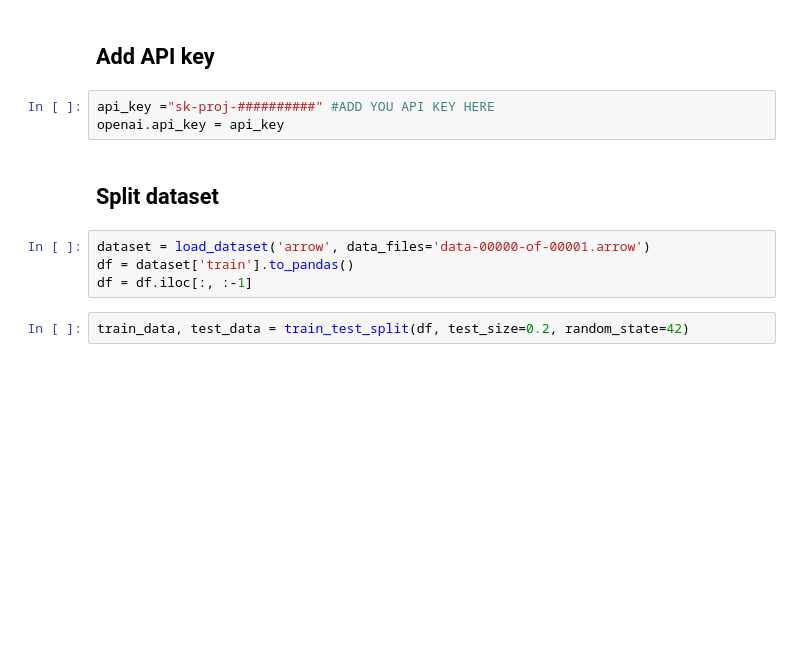
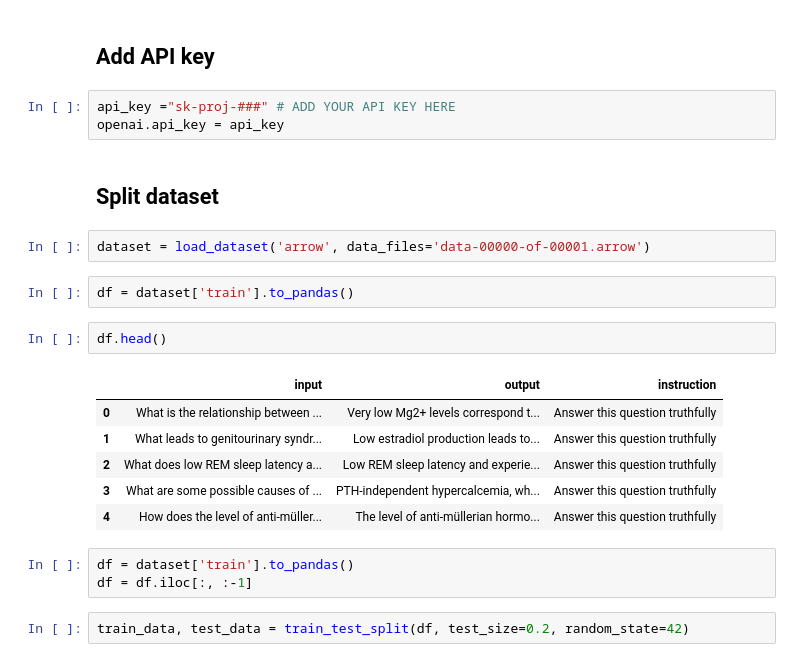
Before and after one commit to Icon1cc/NLP-Polimi-Project, a Jupyter notebook: Practice Models/Felipe/GPT_ftdavinci2_Testing.ipynb, the cells around one changed output. Cells and saved outputs as stored; diff of their text form; blank space fills up the shorter version.

```diff
--- a/Practice Models/Felipe/GPT_ftdavinci2_Testing.ipynb
+++ b/Practice Models/Felipe/GPT_ftdavinci2_Testing.ipynb
@@ -57,14 +57,26 @@ from nltk.translate.bleu_score import sentence_bleu, SmoothingFunction
 # %% [markdown]
 ## Add API key
 # %%
-api_key ="sk-proj-##########" #ADD YOU API KEY HERE
+api_key ="sk-proj-###" # ADD YOUR API KEY HERE
 openai.api_key = api_key
 # %% [markdown]
 ## Split dataset
 # %%
 dataset = load_dataset('arrow', data_files='data-00000-of-00001.arrow')
-df = dataset['train'].to_pandas()
-df = df.iloc[:, :-1]
+# %%
+df = dataset['train'].to_pandas()
+# %%
+df.head()
+# %% [output]
+|  | input | output | instruction |
+| 0 | What is the relationship between ... | Very low Mg2+ levels correspond t... | Answer this question truthfully |
+| 1 | What leads to genitourinary syndr... | Low estradiol production leads to... | Answer this question truthfully |
+| 2 | What does low REM sleep latency a... | Low REM sleep latency and experie... | Answer this question truthfully |
+| 3 | What are some possible causes of ... | PTH-independent hypercalcemia, wh... | Answer this question truthfully |
+| 4 | How does the level of anti-müller... | The level of anti-müllerian hormo... | Answer this question truthfully |
+# %%
+df = dataset['train'].to_pandas()
+df = df.iloc[:, :-1]
 # %%
 train_data, test_data = train_test_split(df, test_size=0.2, random_state=42)
 # %%
```
Also changed, not shown: parts of 20 cells of this notebook, 7 other files.
